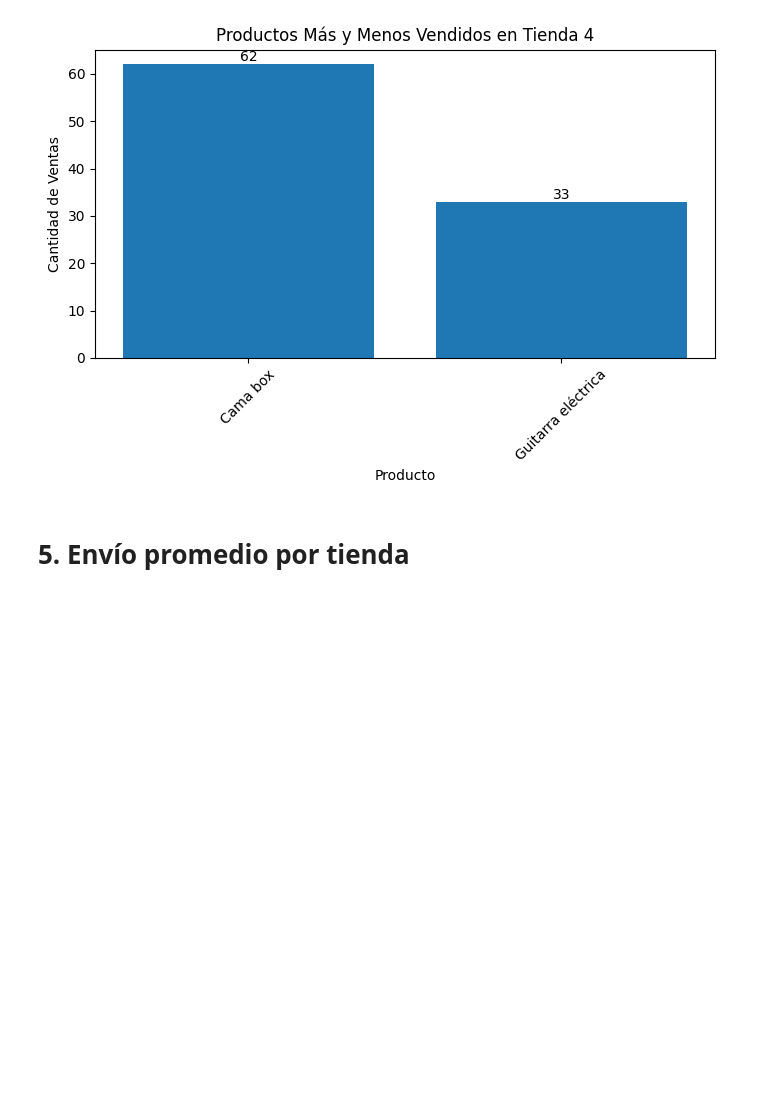
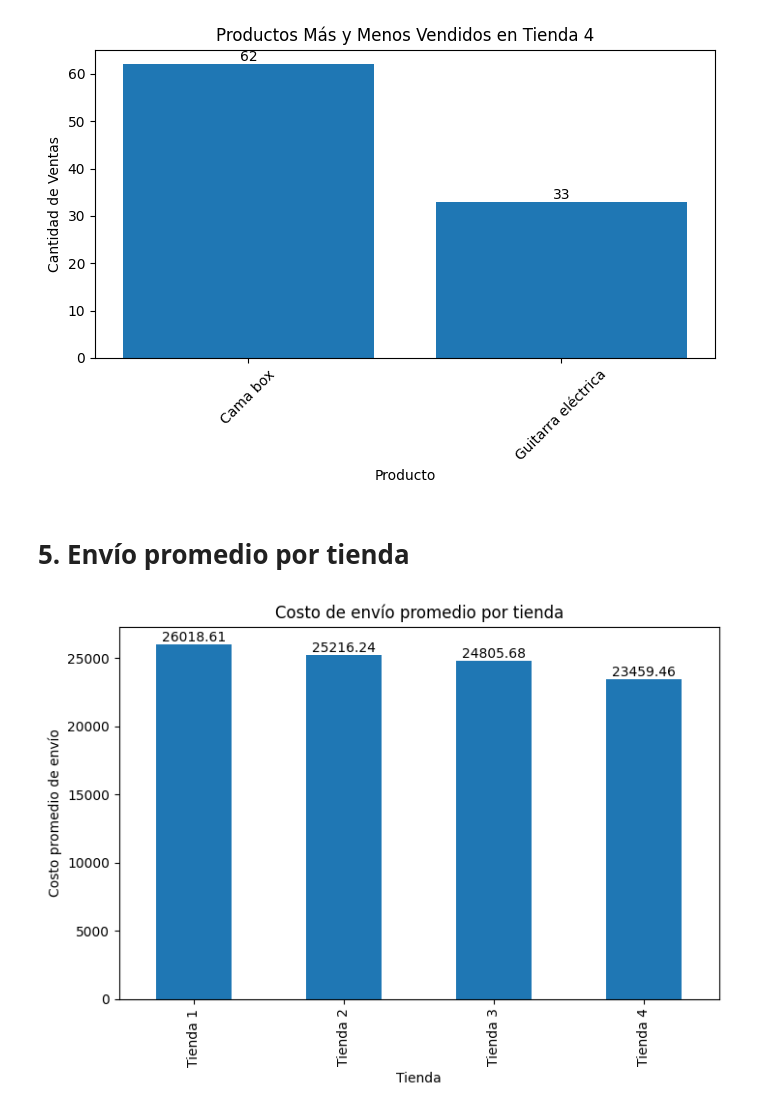
Before and after one commit to Neyker8a/alura-store-proyecto, a Jupyter notebook: alura_store_proyecto.ipynb, the cells around one changed output. Cells and saved outputs as stored; diff of their text form; code cells hidden in the pictures; blank space fills up the shorter version.

```diff
--- a/alura_store_proyecto.ipynb
+++ b/alura_store_proyecto.ipynb
@@ -299,3 +299,20 @@ for tienda in ventas_producto.index.levels[0]:
 [figure]
 # %% [markdown]
 # 5. Envío promedio por tienda
+# %%
+envio_promedio = (
+    todas_las_tiendas.groupby("Tienda")["Costo de envío"].mean().round(2)
+)
+
+envio_promedio.plot(kind="bar", figsize=(8,5))
+
+for i, valor in enumerate(envio_promedio):
+        plt.text(i, valor, str(valor), ha='center', va='bottom')
+
+plt.title("Costo de envío promedio por tienda")
+plt.ylabel("Costo promedio de envío")
+plt.xlabel("Tienda")
+
+plt.show()
+# %% [output]
+[figure, added]
```
Also changed, not shown: parts of 1 cell of this notebook.
